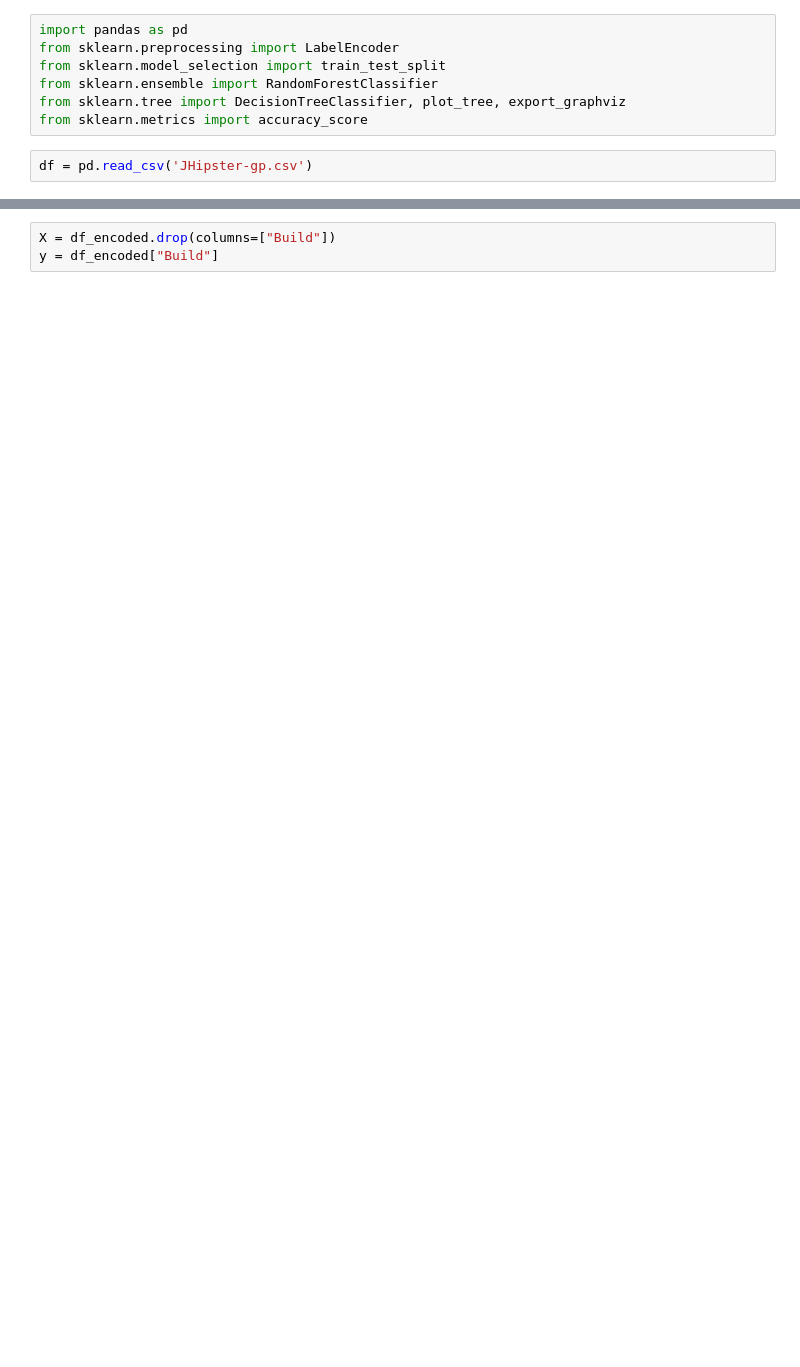
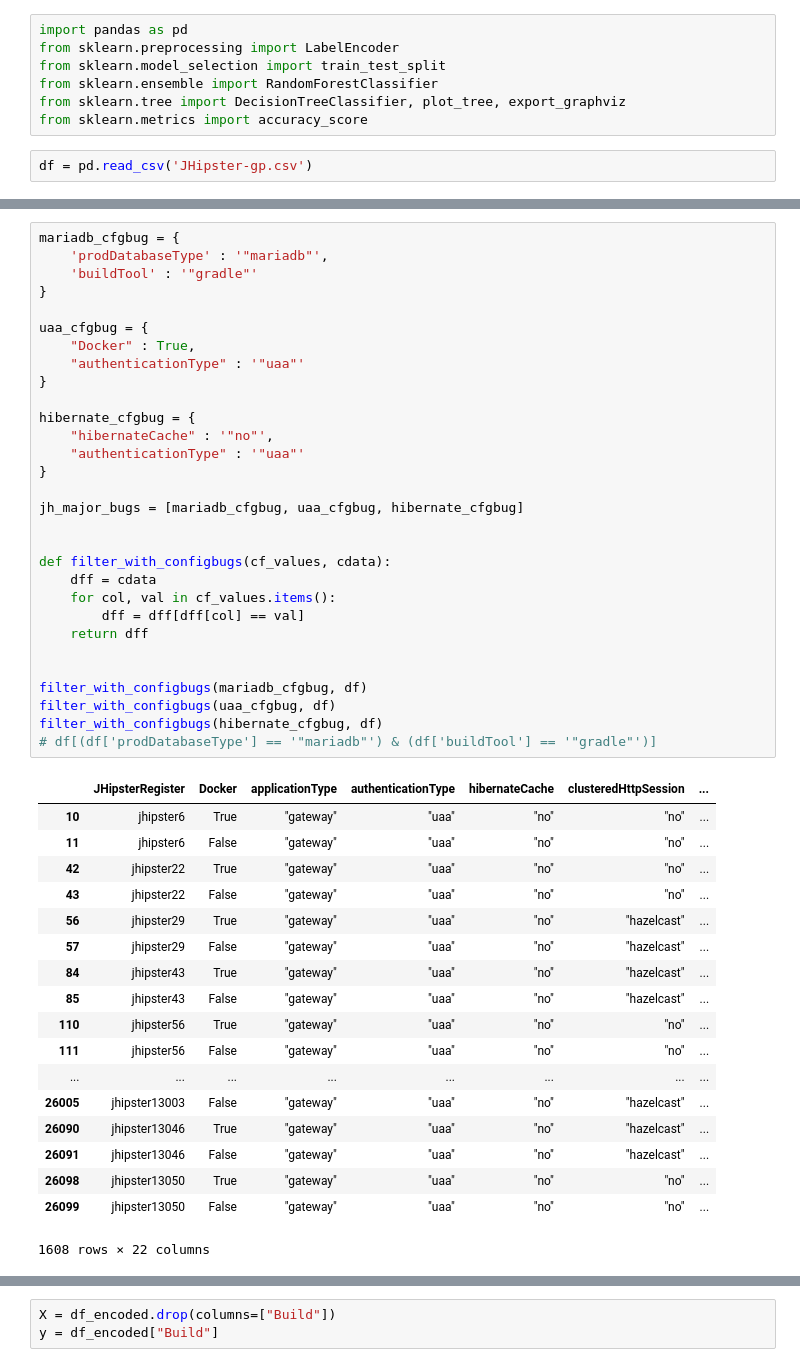
Before and after one commit to acherm/jhipster-failures, a Jupyter notebook: JHipster.ipynb, the cells around one changed output, grey strips where cells are left out. Saved outputs shown, nothing was run; the diff lists cells and outputs as text; blank space fills up the shorter version.

```diff
--- a/JHipster.ipynb
+++ b/JHipster.ipynb
@@ -82,0 +10,49 @@ ERROR: 1049  Unknown database 'test'
+# %%
+mariadb_cfgbug = {
+    'prodDatabaseType' : '"mariadb"',
+    'buildTool' : '"gradle"'
+}
+
+uaa_cfgbug = {
+    "Docker" : True,
+    "authenticationType" : '"uaa"'
+}
+
+hibernate_cfgbug = {
+    "hibernateCache" : '"no"',
+    "authenticationType" : '"uaa"'
+}
+
+jh_major_bugs = [mariadb_cfgbug, uaa_cfgbug, hibernate_cfgbug]
+
+
+def filter_with_configbugs(cf_values, cdata):
+    dff = cdata
+    for col, val in cf_values.items():
+        dff = dff[dff[col] == val]
+    return dff
+
+
+filter_with_configbugs(mariadb_cfgbug, df)
+filter_with_configbugs(uaa_cfgbug, df)
+filter_with_configbugs(hibernate_cfgbug, df)
+# df[(df['prodDatabaseType'] == '"mariadb"') & (df['buildTool'] == '"gradle"')]
+# %% [output]
+|  | JHipsterRegister | Docker | applicationType | authenticationType | hibernateCache | clusteredHttpSession | ... |
+| 10 | jhipster6 | True | "gateway" | "uaa" | "no" | "no" | ... |
+| 11 | jhipster6 | False | "gateway" | "uaa" | "no" | "no" | ... |
+| 42 | jhipster22 | True | "gateway" | "uaa" | "no" | "no" | ... |
+| 43 | jhipster22 | False | "gateway" | "uaa" | "no" | "no" | ... |
+| 56 | jhipster29 | True | "gateway" | "uaa" | "no" | "hazelcast" | ... |
+| 57 | jhipster29 | False | "gateway" | "uaa" | "no" | "hazelcast" | ... |
+| 84 | jhipster43 | True | "gateway" | "uaa" | "no" | "hazelcast" | ... |
+| 85 | jhipster43 | False | "gateway" | "uaa" | "no" | "hazelcast" | ... |
+| 110 | jhipster56 | True | "gateway" | "uaa" | "no" | "no" | ... |
+| 111 | jhipster56 | False | "gateway" | "uaa" | "no" | "no" | ... |
+| ... | ... | ... | ... | ... | ... | ... | ... |
+| 26005 | jhipster13003 | False | "gateway" | "uaa" | "no" | "hazelcast" | ... |
+| 26090 | jhipster13046 | True | "gateway" | "uaa" | "no" | "hazelcast" | ... |
+| 26091 | jhipster13046 | False | "gateway" | "uaa" | "no" | "hazelcast" | ... |
+| 26098 | jhipster13050 | True | "gateway" | "uaa" | "no" | "no" | ... |
+| 26099 | jhipster13050 | False | "gateway" | "uaa" | "no" | "no" | ... |
+1608 rows × 22 columns
```
Also changed, not shown: parts of 22 cells of this notebook, 2 other files.
